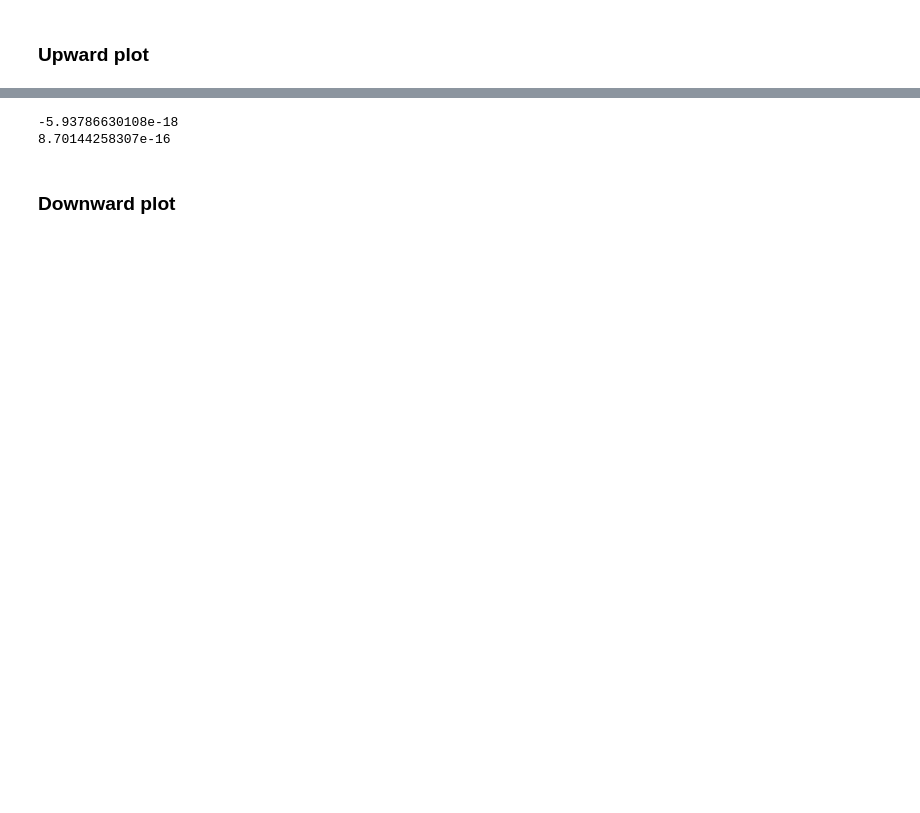
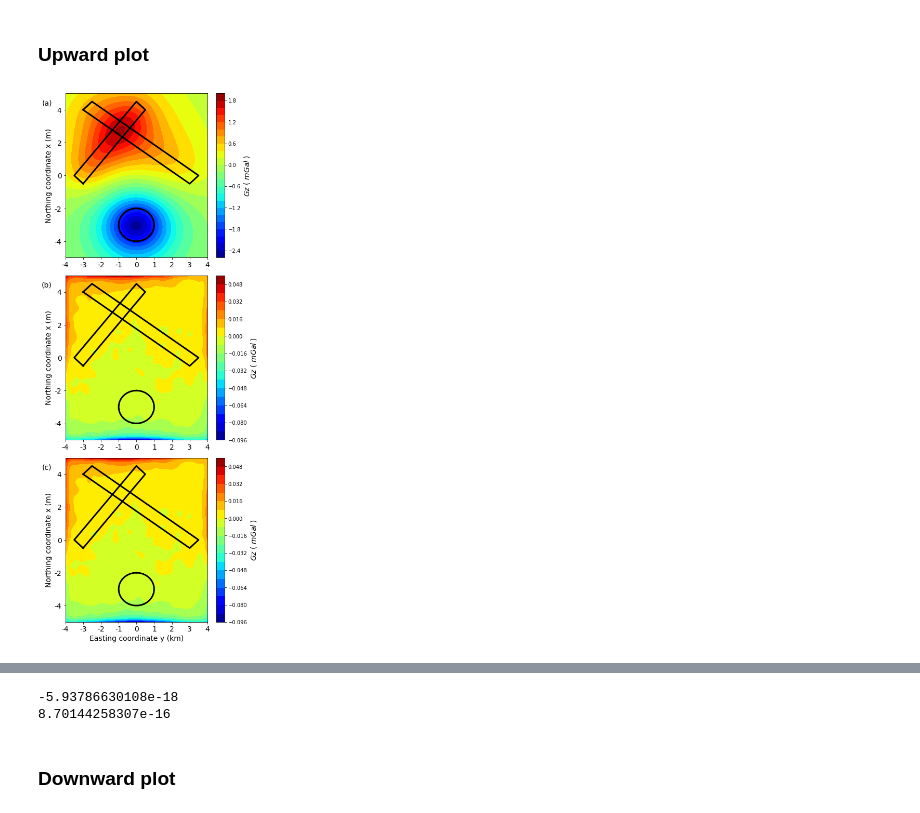
Before and after one commit to pinga-lab/Eq_Layer-Toeplitz, a Jupyter notebook: code/Fast equivalent_BCCB_comparison.ipynb, the cells around one changed output, grey strips where cells are left out. Saved outputs shown, nothing was run; the diff lists cells and outputs as text; code cells hidden in the pictures; blank space fills up the shorter version.

```diff
--- a/code/Fast equivalent_BCCB_comparison.ipynb
+++ b/code/Fast equivalent_BCCB_comparison.ipynb
@@ -364,4 +428,64 @@ print tcpu, 'seconds'
 # %% [markdown]
 ### Upward plot
+# %%
+# plot of the vertical component of the gravitational atraction at z=0
+plt.figure(figsize=(6.0,15))
+
+plt.subplot(311)
+plt.title('(a)', y=0.91, x=-0.13, fontsize=14)
+plt.tricontourf(yi,xi,dobs_up,22,cmap='jet')
+plt.plot(x_p,y_p,color="k", linewidth=3)
+plt.plot(x_p2,y_p2,color="k", linewidth=3)
+plt.plot(y, x, color="k", linewidth=3)
+cb = plt.colorbar(shrink=1)
+#plt.axis('scaled')
+cb.set_label('$Gz$ ( $mGal$ )', rotation=90, fontsize=14)
+plt.xlim(np.min(yi),np.max(yi))
+plt.ylim(np.min(xi),np.max(xi))
+plt.xticks(fontsize=14)
+plt.yticks(fontsize=14)
+#plt.xlabel('Easting coordinate y (km)', fontsize=14)
+plt.ylabel('Northing coordinate x (m)', fontsize=14)
+mpl.m2km()
+
+delta_gz_up = dobs_up-gzp_up
+plt.subplot(312)
+plt.title('(b)', y=0.91, x=-0.13, fontsize=14)
+plt.tricontourf(yi,xi,delta_gz_up,22,cmap='jet')
+plt.plot(x_p,y_p,color="k", linewidth=3)
+plt.plot(x_p2,y_p2,color="k", linewidth=3)
+plt.plot(y, x, color="k", linewidth=3)
+cb = plt.colorbar(shrink=1)
+#plt.axis('scaled')
+cb.set_label('$Gz$ ( $mGal$ )', rotation=90, fontsize=14)
+plt.xlim(np.min(yi),np.max(yi))
+plt.ylim(np.min(xi),np.max(xi))
+plt.xticks(fontsize=14)
+plt.yticks(fontsize=14)
+#plt.xlabel('Easting coordinate y (km)', fontsize=14)
+plt.ylabel('Northing coordinate x (m)', fontsize=14)
+mpl.m2km()
+
+delta_gz_bccb_up = dobs_up-gzp_bccb_up
+plt.subplot(313)
+plt.title('(c)', y=0.91, x=-0.13, fontsize=14)
+plt.tricontourf(yi,xi,delta_gz_bccb_up,22,cmap='jet')
+plt.plot(x_p,y_p,color="k", linewidth=3)
+plt.plot(x_p2,y_p2,color="k", linewidth=3)
+plt.plot(y, x, color="k", linewidth=3)
+cb = plt.colorbar(shrink=1)
+#plt.axis('scaled')
+cb.set_label('$Gz$ ( $mGal$ )', rotation=90, fontsize=14)
+plt.xlim(np.min(yi),np.max(yi))
+plt.ylim(np.min(xi),np.max(xi))
+plt.xticks(fontsize=14)
+plt.yticks(fontsize=14)
+plt.xlabel('Easting coordinate y (km)', fontsize=14)
+plt.ylabel('Northing coordinate x (m)', fontsize=14)
+mpl.m2km()
+plt.tight_layout(True)
+plt.savefig('../manuscript/Fig/Figure10_r1.png', dpi=300)
+# %% [output]
+[figure, added]
 # %%
 # plot of the vertical component of the gravitational atraction at z=0
```
Also changed, not shown: parts of 15 cells of this notebook, 8 other files.
